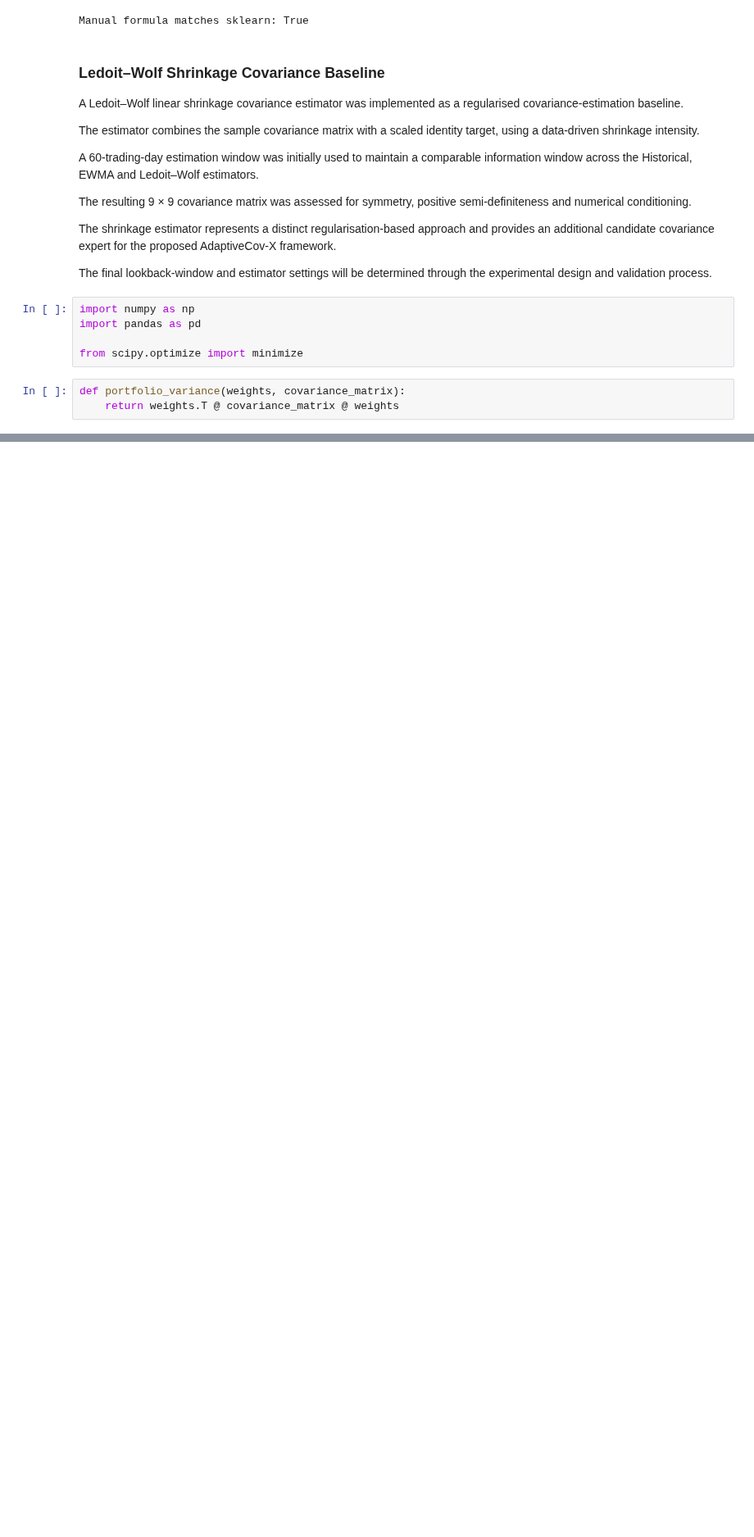
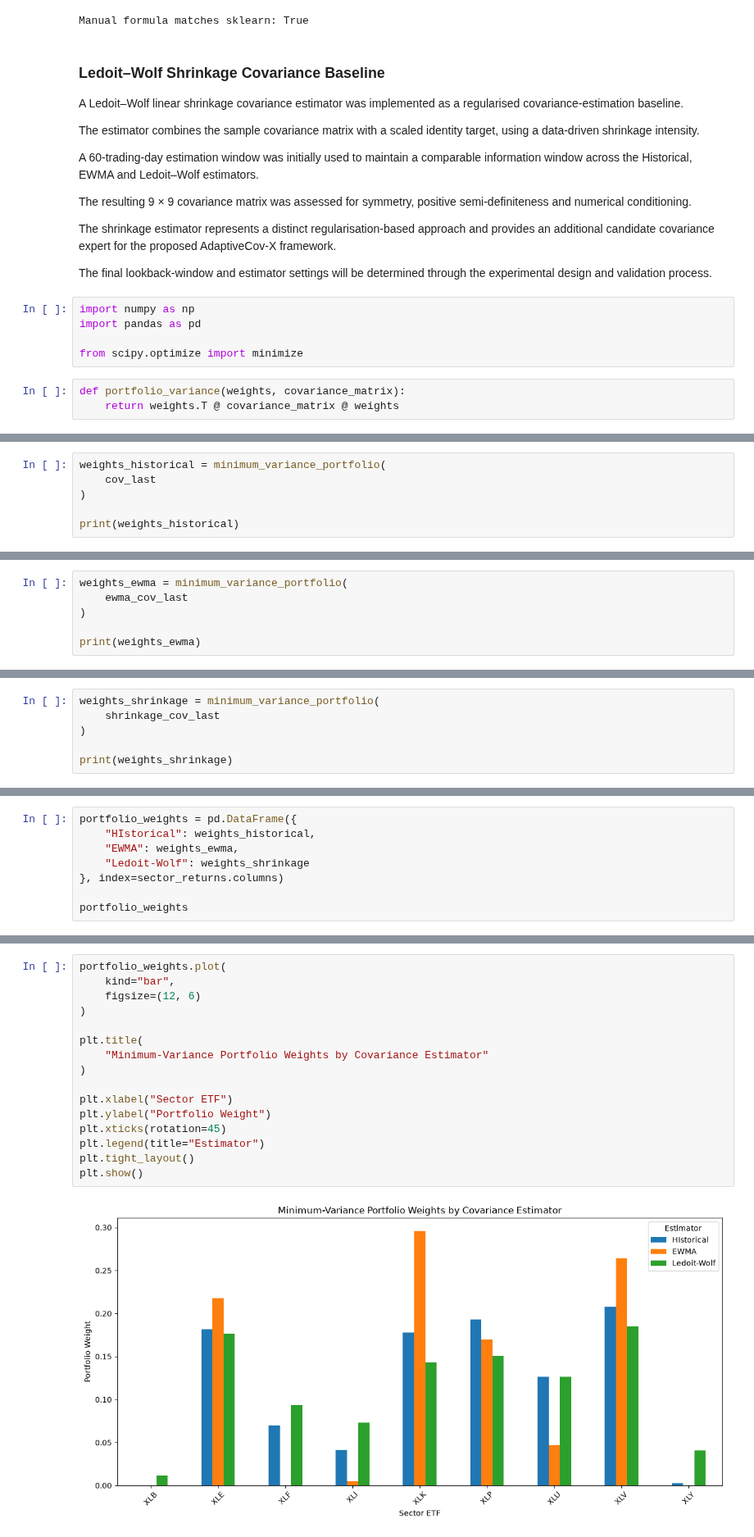
Before and after one commit to SenumiUwU/AdaptiveCov-X, a Jupyter notebook: notebooks/01_data_collection.ipynb, the cells around one changed output, grey strips where cells are left out. Shown at 82% size. Saved outputs shown, nothing was run; the diff lists cells and outputs as text; blank space fills up the shorter version.

```diff
--- a/notebooks/01_data_collection.ipynb
+++ b/notebooks/01_data_collection.ipynb
@@ -1888,3 +1888,9 @@ def minimum_variance_portfolio(covariance_matrix):
         )
 
     return result.x
+# %%
+weights_historical = minimum_variance_portfolio(
+    cov_last
+)
+
+print(weights_historical)
@@ -1890,0 +1908,6 @@ def minimum_variance_portfolio(covariance_matrix):
+# %%
+weights_ewma = minimum_variance_portfolio(
+    ewma_cov_last
+)
+
+print(weights_ewma)
@@ -1890,0 +1918,6 @@ def minimum_variance_portfolio(covariance_matrix):
+# %%
+weights_shrinkage = minimum_variance_portfolio(
+    shrinkage_cov_last
+)
+
+print(weights_shrinkage)
@@ -1890,0 +1927,8 @@ def minimum_variance_portfolio(covariance_matrix):
+# %%
+portfolio_weights = pd.DataFrame({
+    "HIstorical": weights_historical,
+    "EWMA": weights_ewma,
+    "Ledoit-Wolf": weights_shrinkage
+}, index=sector_returns.columns)
+
+portfolio_weights
@@ -1890,0 +1947,18 @@ def minimum_variance_portfolio(covariance_matrix):
+# %%
+portfolio_weights.plot(
+    kind="bar",
+    figsize=(12, 6)
+)
+
+plt.title(
+    "Minimum-Variance Portfolio Weights by Covariance Estimator"
+)
+
+plt.xlabel("Sector ETF")
+plt.ylabel("Portfolio Weight")
+plt.xticks(rotation=45)
+plt.legend(title="Estimator")
+plt.tight_layout()
+plt.show()
+# %% [output]
+[figure, added]
```
Also changed, not shown: parts of 99 cells of this notebook, 15 other files.
